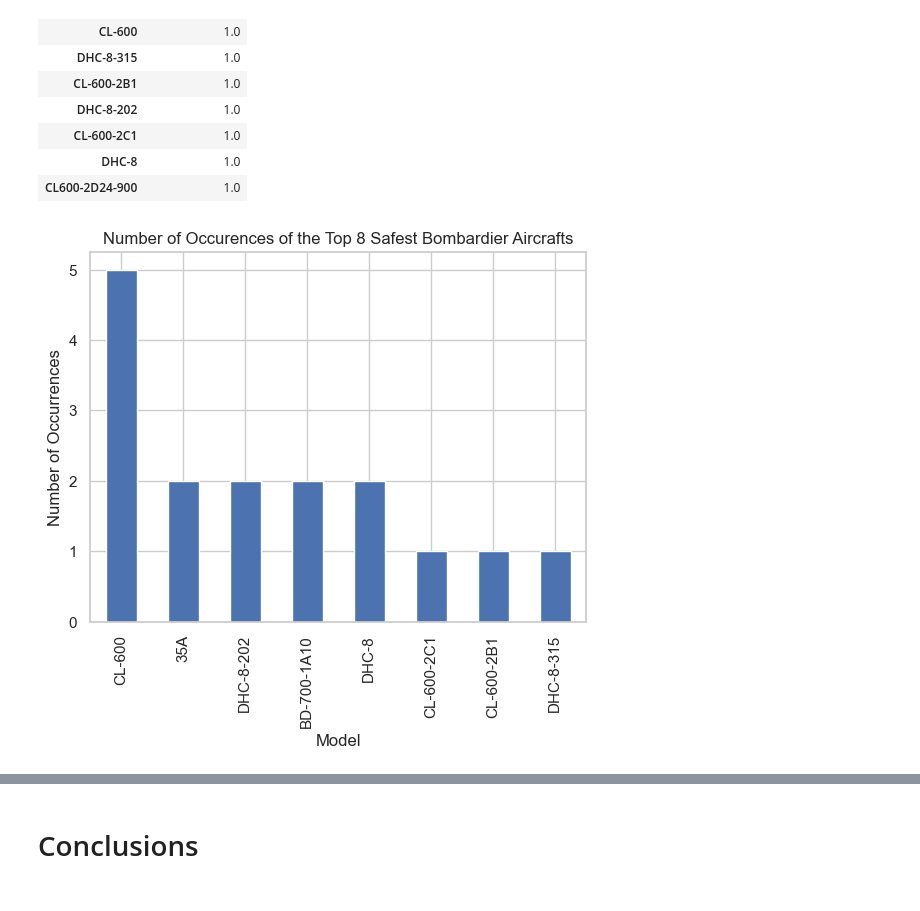
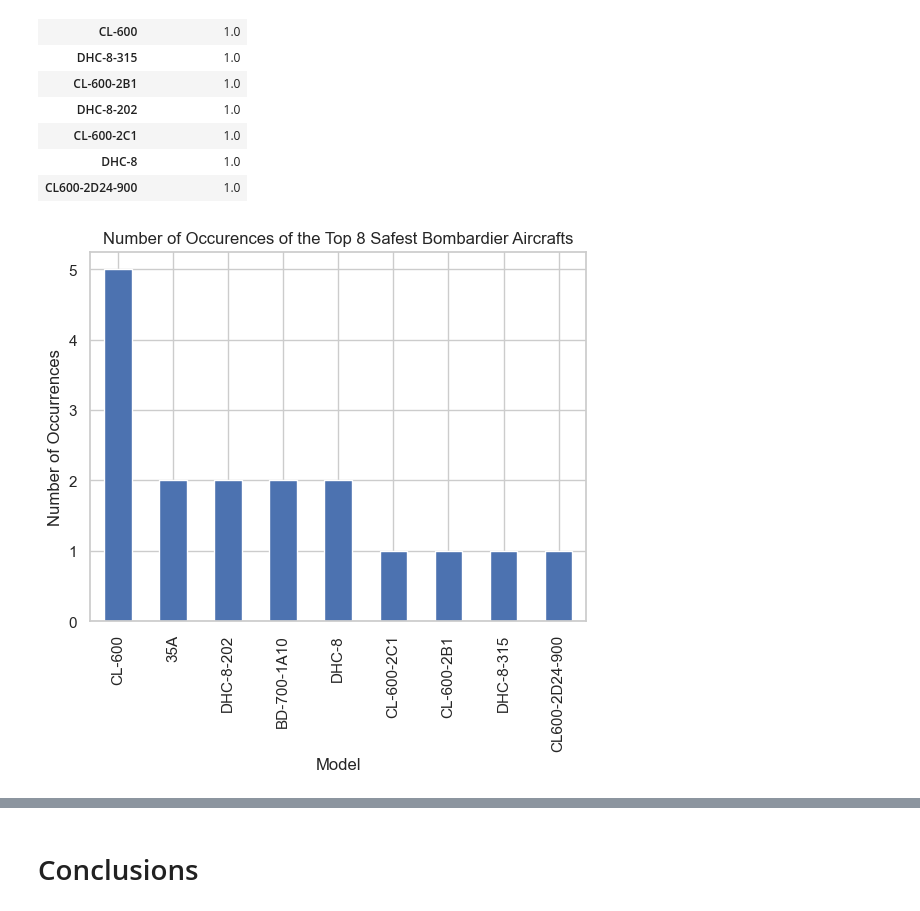
Before and after one commit to scarlettvalentin/aviation_project, a Jupyter notebook: notebook.ipynb, the cells around one changed output, grey strips where cells are left out. Cells and saved outputs as stored; diff of their text form; code cells hidden in the pictures.

```diff
--- a/notebook.ipynb
+++ b/notebook.ipynb
@@ -403,8 +403,8 @@ top_9_models
 # %%
 # Count the number of occurrences of each of the 9 safest aircraft models.
 
-top_9_models_count = top_4_makes[top_4_makes['Model'].isin(safest_models)]
+top_9_models_count = top_4_makes[top_4_makes['Model'].isin(top_9_models.index)]
 ax = top_9_models_count['Model'].value_counts().plot(kind='bar')
 ax.set(xlabel='Model', ylabel='Number of Occurrences', title='Number of Occurences of the Top 8 Safest Bombardier Aircrafts');
 # %% [output]
-[figure, old version]
+[figure, new version]
```
Also changed, not shown: parts of 5 cells of this notebook.
